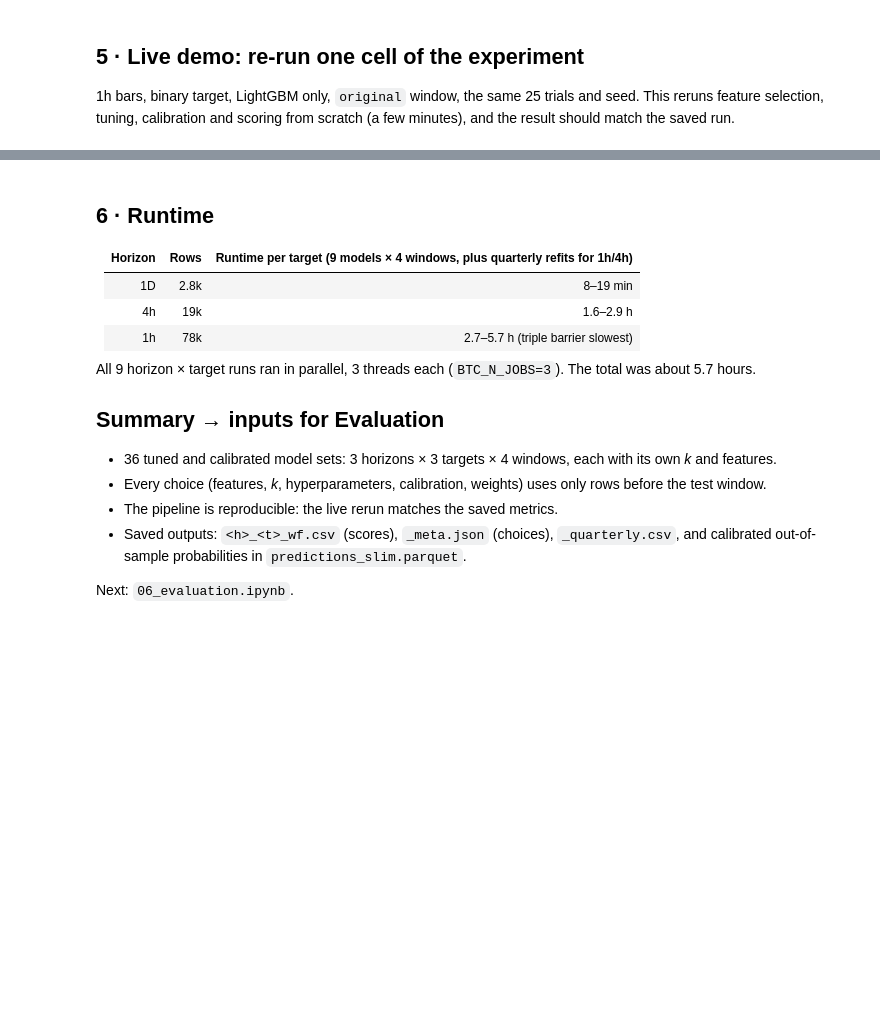
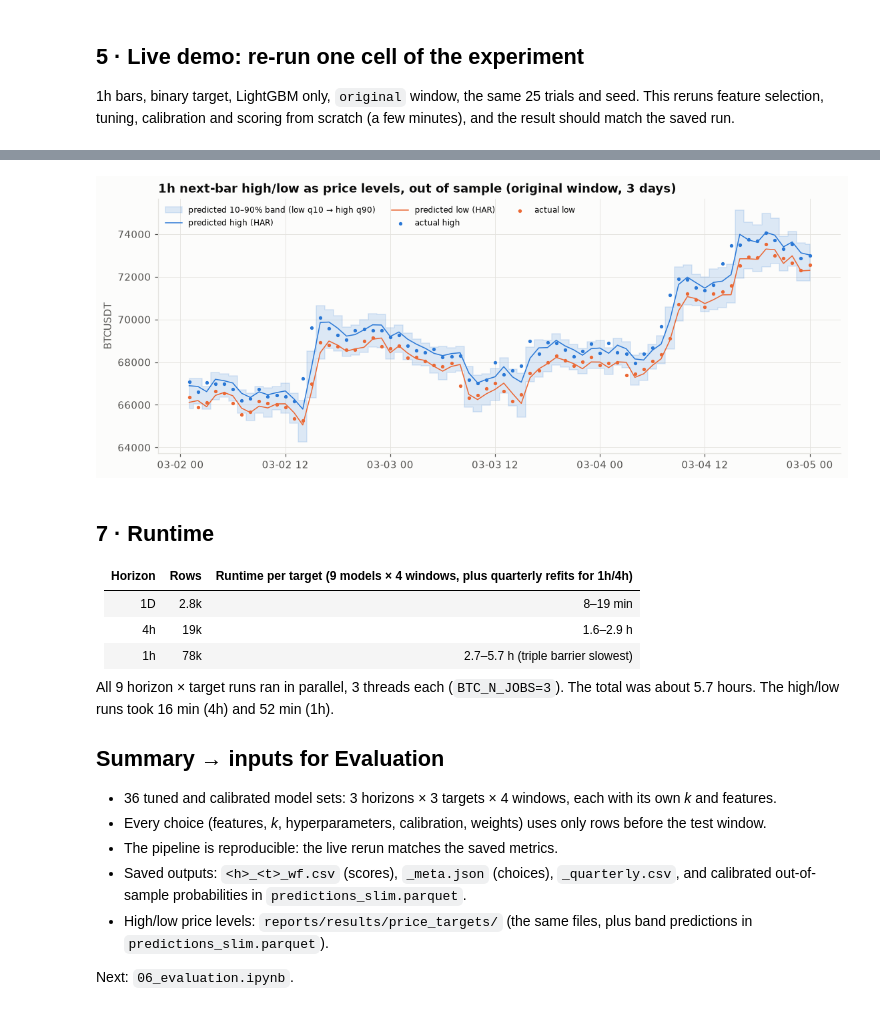
Before and after one commit to Gaston202/BitcoinPricePrediction, a Jupyter notebook: notebooks/05_modeling.ipynb, the cells around one changed output, grey strips where cells are left out. Cells and saved outputs as stored; diff of their text form; code cells hidden in the pictures; blank space fills up the shorter version.

```diff
--- a/notebooks/05_modeling.ipynb
+++ b/notebooks/05_modeling.ipynb
@@ -270,0 +302,7 @@ same features selected: True
+# %%
+PT = ROOT / "reports" / "results" / "price_targets"
+pt_meta = {(h, t): json.loads((PT / f"{h}_{t}_meta.json").read_text()) for h in ("1h", "4h") for t in ("high_next", "low_next")}
+pd.DataFrame({(h, t): {"features kept (mean)": np.mean([len(m["features"]) for m in mm.values()]),
+                       "band shift q10 (%)": 100 * np.mean([m["quantile_shift"]["0.1"] for m in mm.values()]),
+                       "band shift q90 (%)": 100 * np.mean([m["quantile_shift"]["0.9"] for m in mm.values()])}
+              for (h, t), mm in pt_meta.items()}).T.round(3)
@@ -271,5 +315,22 @@ same features selected: True
+# %%
+slim = pd.read_parquet(PT / "predictions_slim.parquet")
+week = slice("2026-03-02", "2026-03-04")
+hi = slim.query("horizon == '1h' and target == 'high_next'").sort_index().loc[week]
+lo = slim.query("horizon == '1h' and target == 'low_next'").sort_index().loc[week]
+nxt = lambda d: d.index + pd.Timedelta(hours=1)  # each prediction is for the bar after its close
+fig, ax = plt.subplots(figsize=(12, 4.5))
+ax.fill_between(nxt(hi), lo["close"] * np.exp(lo["q10"]), hi["close"] * np.exp(hi["q90"]), color=BLUE, alpha=0.15,
+                label="predicted 10–90% band (low q10 → high q90)", step="mid")
+ax.plot(nxt(hi), hi["close"] * np.exp(hi["pred_har"]), color=BLUE, lw=1, label="predicted high (HAR)")
+ax.plot(nxt(lo), lo["close"] * np.exp(lo["pred_har"]), color=ORANGE, lw=1, label="predicted low (HAR)")
+ax.scatter(nxt(hi), hi["close"] * np.exp(hi["y"]), s=6, color=BLUE, label="actual high")
+ax.scatter(nxt(lo), lo["close"] * np.exp(lo["y"]), s=6, color=ORANGE, label="actual low")
+ax.set(ylabel="BTCUSDT", title="1h next-bar high/low as price levels, out of sample (original window, 3 days)")
+ax.legend(fontsize=8, ncol=3); save(fig, "05_highlow_bands"); plt.show()
+# %% [output]
+[figure, added]
 # %% [markdown]
-## 6 · Runtime
+## 7 · Runtime
 
 | Horizon | Rows | Runtime per target (9 models × 4 windows, plus quarterly refits for 1h/4h) |
 |---|---|---|
@@ -278,6 +339,7 @@ same features selected: True
 | 1h | 78k | 2.7–5.7 h (triple barrier slowest) |
 
 All 9 horizon × target runs ran in parallel, 3 threads each (`BTC_N_JOBS=3`). The total was about 5.7 hours.
+The high/low runs took 16 min (4h) and 52 min (1h).
 
 ## Summary → inputs for Evaluation
 
@@ -286,5 +348,6 @@ All 9 horizon × target runs ran in parallel, 3 threads each (`BTC_N_JOBS=3`). T
 - The pipeline is reproducible: the live rerun matches the saved metrics.
 - Saved outputs: `<h>_<t>_wf.csv` (scores), `_meta.json` (choices), `_quarterly.csv`, and calibrated
   out-of-sample probabilities in `predictions_slim.parquet`.
+- High/low price levels: `reports/results/price_targets/` (the same files, plus band predictions in `predictions_slim.parquet`).
 
 Next: `06_evaluation.ipynb`.
```
Also changed, not shown: parts of 4 cells of this notebook, 12 other files.
